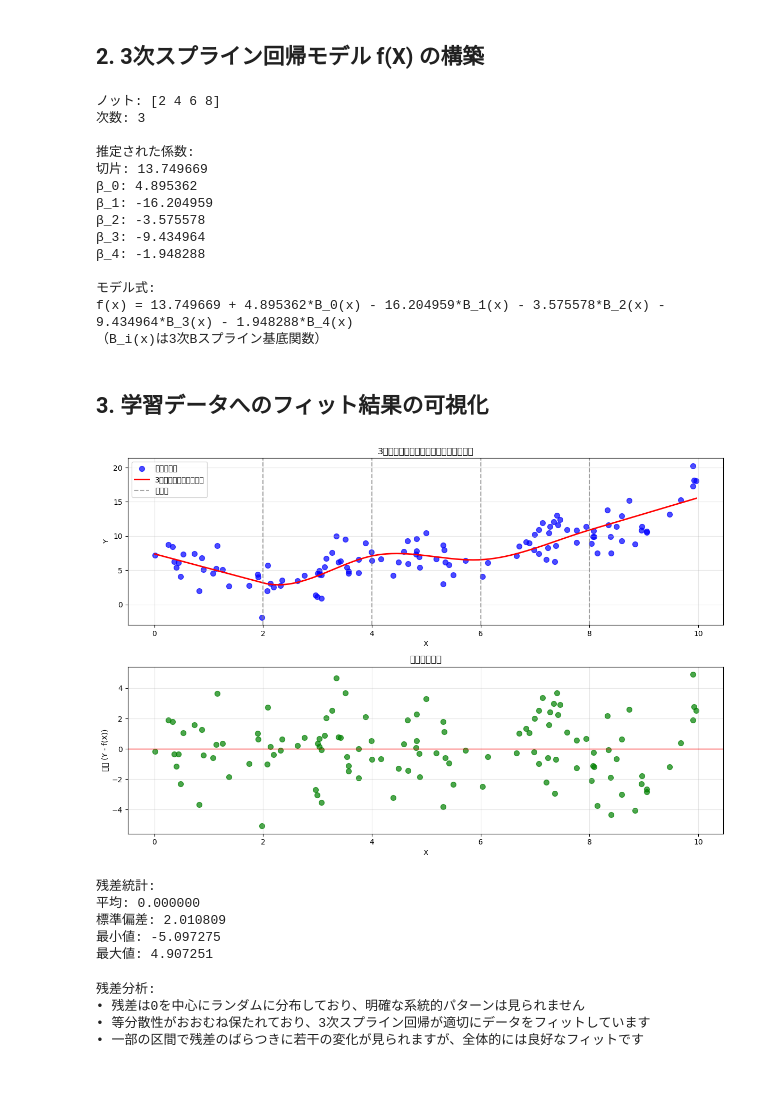
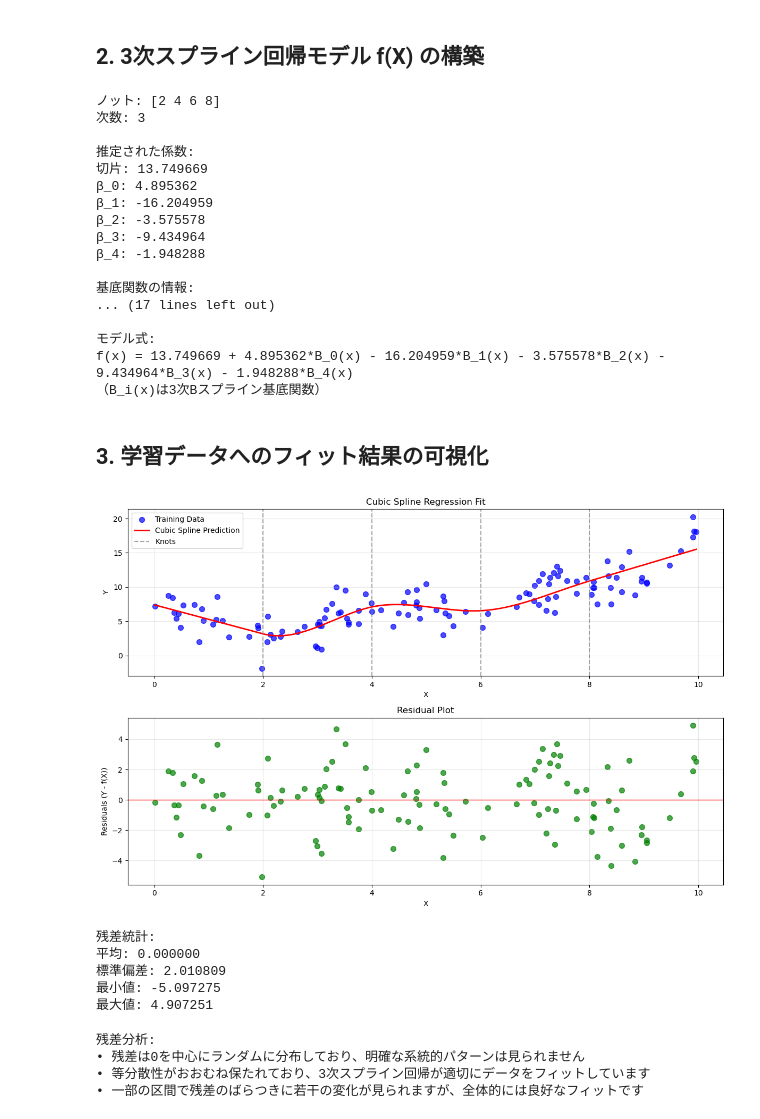
Before and after one commit to nobu74658/spline-regression, a Jupyter notebook: spline_regression_analysis.ipynb, the cells around one changed output. Cells and saved outputs as stored; diff of their text form; code cells hidden in the pictures; blank space fills up the shorter version.

```diff
--- a/spline_regression_analysis.ipynb
+++ b/spline_regression_analysis.ipynb
@@ -136,6 +136,27 @@ print(f"切片: {intercept:.6f}")
 for i, coef in enumerate(coefficients):
     print(f"β_{i}: {coef:.6f}")
 
+# 基底関数の構造を確認
+print(f"\n基底関数の情報:")
+print(f"基底関数の数: {len(coefficients)}")
+
+# 基底関数の値をサンプル点で確認
+sample_points = np.array([0, 1, 2, 3, 4, 5, 6, 7, 8, 9, 10]).reshape(-1, 1)
+basis_values = spline_transformer.fit_transform(sample_points)
+
+print(f"\nサンプル点での基底関数の値:")
+print(f"X点: {sample_points.ravel()}")
+print(f"基底関数値 (各行がX点、各列が基底関数):")
+print("       ", end="")
+for j in range(basis_values.shape[1]):
+    print(f"B_{j}(x)".rjust(8), end="")
+print()
+for i, x_val in enumerate(sample_points.ravel()):
+    print(f"x={x_val:2.0f}: ", end="")
+    for j in range(basis_values.shape[1]):
+        print(f"{basis_values[i,j]:8.4f}", end="")
+    print()
+
 print(f"\nモデル式:")
 print(f"f(x) = {intercept:.6f}", end="")
 for i, coef in enumerate(coefficients):
@@ -156,6 +177,9 @@ print("\n（B_i(x)は3次Bスプライン基底関数）")
 β_3: -9.434964
 β_4: -1.948288
 
+基底関数の情報:
+... (17 lines left out)
+
 モデル式:
 f(x) = 13.749669 + 4.895362*B_0(x) - 16.204959*B_1(x) - 3.575578*B_2(x) - 9.434964*B_3(x) - 1.948288*B_4(x)
 （B_i(x)は3次Bスプライン基底関数）
@@ -170,40 +194,40 @@ Y_pred_train = spline_model.predict(X_reshaped)
 plt.figure(figsize=(12, 8))
 
 # 上段: フィット曲線
 plt.subplot(2, 1, 1)
-plt.scatter(X, Y, alpha=0.7, s=50, color='blue', label='学習データ')
-plt.plot(X_plot, Y_pred_plot, 'r-', linewidth=2, label='3次スプライン予測曲線')
-plt.axvline(x=2, color='gray', linestyle='--', alpha=0.7, label='ノット')
+plt.scatter(X, Y, alpha=0.7, s=50, color='blue', label='Training Data')
+plt.plot(X_plot, Y_pred_plot, 'r-', linewidth=2, label='Cubic Spline Prediction')
+plt.axvline(x=2, color='gray', linestyle='--', alpha=0.7, label='Knots')
 plt.axvline(x=4, color='gray', linestyle='--', alpha=0.7)
 plt.axvline(x=6, color='gray', linestyle='--', alpha=0.7)
 plt.axvline(x=8, color='gray', linestyle='--', alpha=0.7)
 plt.xlabel('X')
 plt.ylabel('Y')
-plt.title('3次スプライン回帰によるフィット結果')
+plt.title('Cubic Spline Regression Fit')
 plt.legend()
 plt.grid(True, alpha=0.3)
 
 # 下段: 残差プロット
 residuals = Y - Y_pred_train
 plt.subplot(2, 1, 2)
 plt.scatter(X, residuals, alpha=0.7, s=50, color='green')
 plt.axhline(y=0, color='red', linestyle='-', linewidth=1)
 plt.xlabel('X')
-plt.ylabel('残差 (Y - f(X))')
-plt.title('残差プロット')
+plt.ylabel('Residuals (Y - f(X))')
+plt.title('Residual Plot')
 plt.grid(True, alpha=0.3)
 
 plt.tight_layout()
 plt.show()
 
 # 残差統計
 print(f"残差統計:")
 print(f"平均: {residuals.mean():.6f}")
 print(f"標準偏差: {residuals.std():.6f}")
 print(f"最小値: {residuals.min():.6f}")
 print(f"最大値: {residuals.max():.6f}")
 # %% [output]
-[figure, old version]
+[figure, new version]
 残差統計:
 平均: 0.000000
 標準偏差: 2.010809
```
Also changed, not shown: parts of 1 cell of this notebook, 1 other file.
